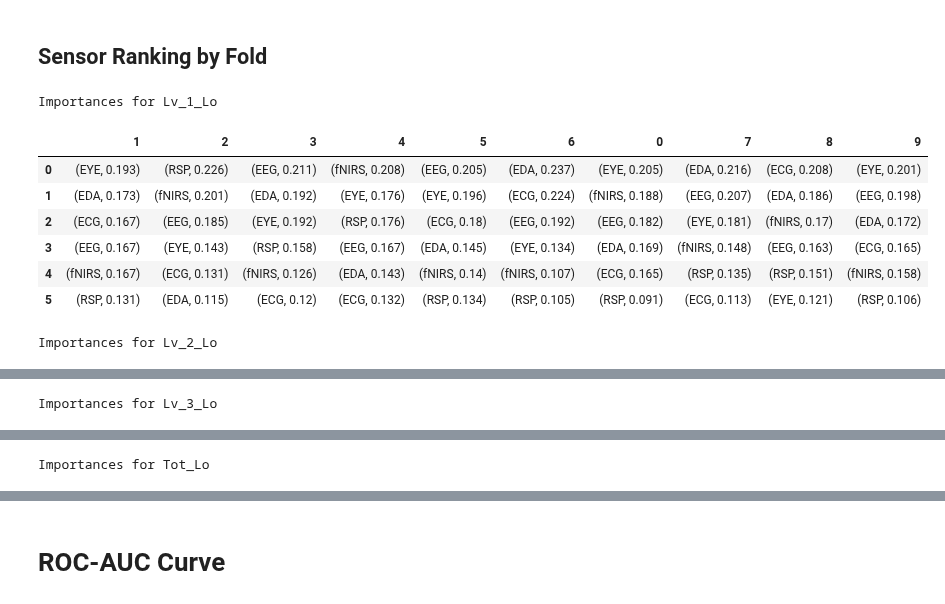
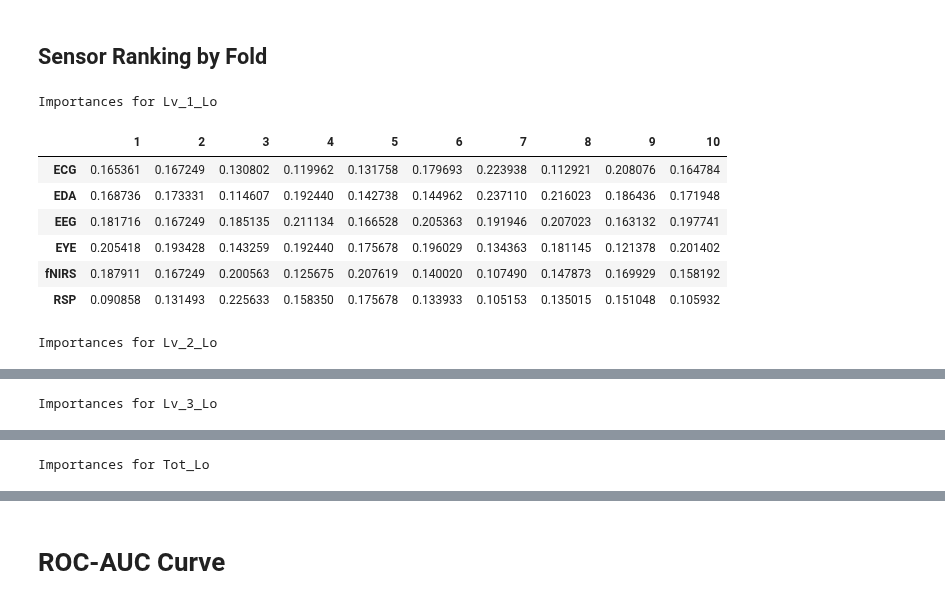
Before and after one commit to jaspershen21/jshen_DLA, a Jupyter notebook: Notebooks/Figures.ipynb, the cells around one changed output, grey strips where cells are left out. Drawn from its saved outputs; the diff is of its cells as text; code cells hidden in the pictures.

```diff
--- a/Notebooks/Figures.ipynb
+++ b/Notebooks/Figures.ipynb
@@ -500,49 +523,32 @@ Mean Importance for Tot_Lo
 # %%
 for level in ["Lv_1_Lo", "Lv_2_Lo", "Lv_3_Lo", "Tot_Lo"]:
     print("Importances for", level)
 
-    # Data structure to hold sensor ranks and scores
-    sensor_ranks = {i: [] for i in range(1, 7)}
-    sensor_ranks_scores = {i: [] for i in range(1, 7)}
+    # Data structure to hold sensor scores and importances
+    sensor_scores = f1_scores["Actual"][level].copy()
+    sensor_importances = {sensor: [] for sensor in sensor_scores.keys()}
 
     for fold in range(10):
-        sensor_f1_scores = {sensor: f1_scores["Actual"][level][sensor][fold] for sensor in f1_scores["Actual"][level].keys()}
-        fold_total_f1_score = np.sum(list(sensor_f1_scores.values()))
-        normalized_sensor_f1_scores = {sensor: np.round(sensor_f1_scores[sensor] / fold_total_f1_score, 3).item() for sensor in f1_scores["Actual"][level].keys()}
+        # Normalize F1 scores for each fold (Importance Value)
+        fold_sensor_scores = {sensor: sensor_scores[sensor][fold] for sensor in sensor_scores.keys()}
+        fold_total_score = np.sum(list(fold_sensor_scores.values()))
+        normalized_fold_sensor_scores = {sensor: fold_sensor_scores[sensor] / fold_total_score for sensor in sensor_scores.keys()}
 
-        # Importance determined by performance on test set
-        sorted_importances = sorted(normalized_sensor_f1_scores.items(), key = lambda x: x[1], reverse = True)
-        sensor_ranks[fold] = sorted_importances
+        # Store importance values for the fold
+        for sensor in normalized_fold_sensor_scores.keys():
+            sensor_importances[sensor].append(normalized_fold_sensor_scores[sensor])
 
-    # Convert to dataframe for easier viewing
-    sensor_ranks_df = pd.DataFrame(sensor_ranks)
-    display(sensor_ranks_df)
-
-    # # Graph mean weights
-    # fig = plt.figure(figsize = (3.5, 3))
-    # y_pos = np.arange(len(sensors))
-    # base_fontsize = 12
-
-    # plt.barh(y_pos, importances, color = "skyblue", edgecolor = "k")
-    # plt.yticks(y_pos, sensors, fontsize = base_fontsize)
-    # plt.xticks(fontsize = base_fontsize)
-    # plt.xlabel("Mean Importance", fontsize = base_fontsize + 1)
-    # plt.xlim([0, 0.23])
-
-    # # Annotate bar values
-    # for i, v in enumerate(importances):
-    #     plt.text(v + 0.005, i, f"{v:.2f}", va = "center", fontsize = base_fontsize - 1)
-
-    # plt.tight_layout()
-    # plt.savefig(f"./../Images/Paper Figures/{level}_Sensor_Weights.svg", bbox_inches = "tight", pad_inches = 0)
-    # plt.show()
+    sensor_importances_df = pd.DataFrame(sensor_importances)
+    sensor_importances_df.index = np.arange(1, 11)
+    sensor_importances_df = sensor_importances_df.transpose()
+    display(sensor_importances_df)
 # %% [output]
 Importances for Lv_1_Lo
-|  | 1 | 2 | 3 | 4 | 5 | 6 | 0 | 7 | 8 | 9 |
-| 0 | (EYE, 0.193) | (RSP, 0.226) | (EEG, 0.211) | (fNIRS, 0.208) | (EEG, 0.205) | (EDA, 0.237) | (EYE, 0.205) | (EDA, 0.216) | (ECG, 0.208) | (EYE, 0.201) |
-| 1 | (EDA, 0.173) | (fNIRS, 0.201) | (EDA, 0.192) | (EYE, 0.176) | (EYE, 0.196) | (ECG, 0.224) | (fNIRS, 0.188) | (EEG, 0.207) | (EDA, 0.186) | (EEG, 0.198) |
-| 2 | (ECG, 0.167) | (EEG, 0.185) | (EYE, 0.192) | (RSP, 0.176) | (ECG, 0.18) | (EEG, 0.192) | (EEG, 0.182) | (EYE, 0.181) | (fNIRS, 0.17) | (EDA, 0.172) |
-| 3 | (EEG, 0.167) | (EYE, 0.143) | (RSP, 0.158) | (EEG, 0.167) | (EDA, 0.145) | (EYE, 0.134) | (EDA, 0.169) | (fNIRS, 0.148) | (EEG, 0.163) | (ECG, 0.165) |
-| 4 | (fNIRS, 0.167) | (ECG, 0.131) | (fNIRS, 0.126) | (EDA, 0.143) | (fNIRS, 0.14) | (fNIRS, 0.107) | (ECG, 0.165) | (RSP, 0.135) | (RSP, 0.151) | (fNIRS, 0.158) |
-| 5 | (RSP, 0.131) | (EDA, 0.115) | (ECG, 0.12) | (ECG, 0.132) | (RSP, 0.134) | (RSP, 0.105) | (RSP, 0.091) | (ECG, 0.113) | (EYE, 0.121) | (RSP, 0.106) |
+|  | 1 | 2 | 3 | 4 | 5 | 6 | 7 | 8 | 9 | 10 |
+| ECG | 0.165361 | 0.167249 | 0.130802 | 0.119962 | 0.131758 | 0.179693 | 0.223938 | 0.112921 | 0.208076 | 0.164784 |
+| EDA | 0.168736 | 0.173331 | 0.114607 | 0.192440 | 0.142738 | 0.144962 | 0.237110 | 0.216023 | 0.186436 | 0.171948 |
+| EEG | 0.181716 | 0.167249 | 0.185135 | 0.211134 | 0.166528 | 0.205363 | 0.191946 | 0.207023 | 0.163132 | 0.197741 |
+| EYE | 0.205418 | 0.193428 | 0.143259 | 0.192440 | 0.175678 | 0.196029 | 0.134363 | 0.181145 | 0.121378 | 0.201402 |
+| fNIRS | 0.187911 | 0.167249 | 0.200563 | 0.125675 | 0.207619 | 0.140020 | 0.107490 | 0.147873 | 0.169929 | 0.158192 |
+| RSP | 0.090858 | 0.131493 | 0.225633 | 0.158350 | 0.175678 | 0.133933 | 0.105153 | 0.135015 | 0.151048 | 0.105932 |
 Importances for Lv_2_Lo
```
Also changed, not shown: parts of 9 cells of this notebook.
